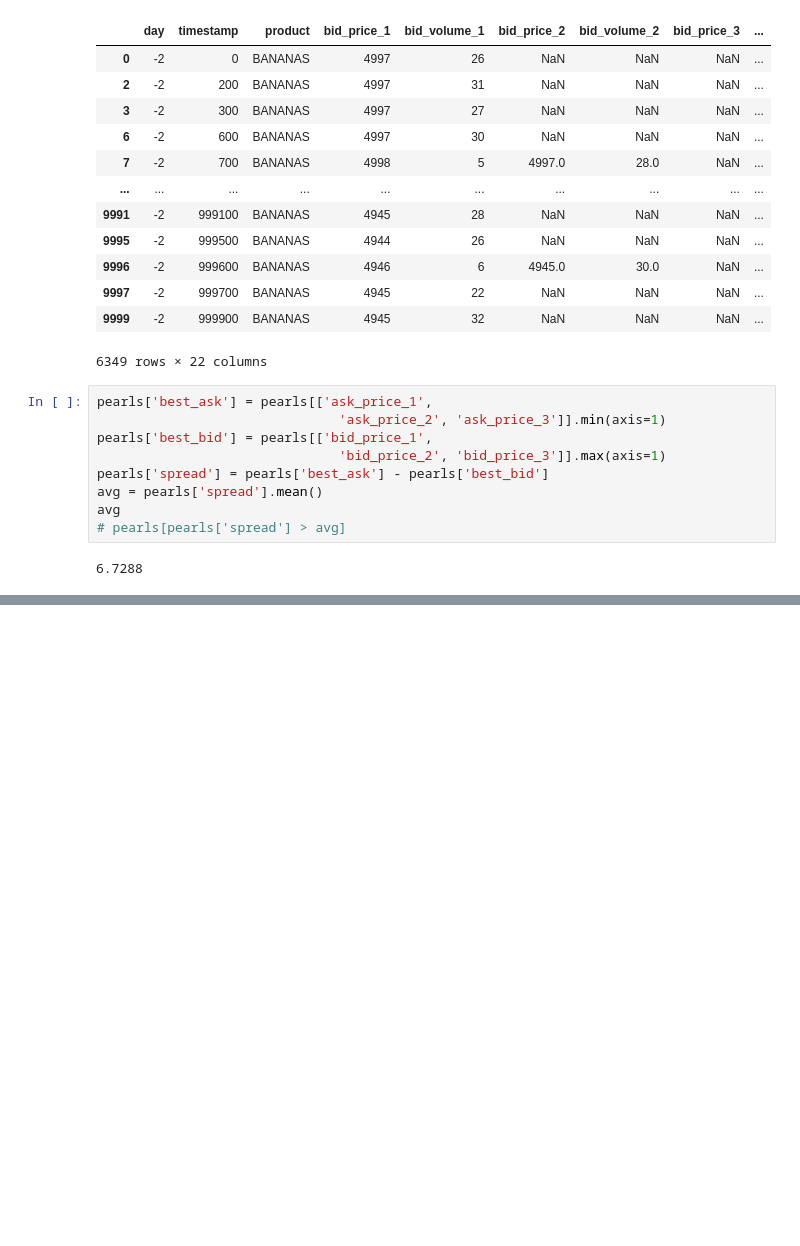
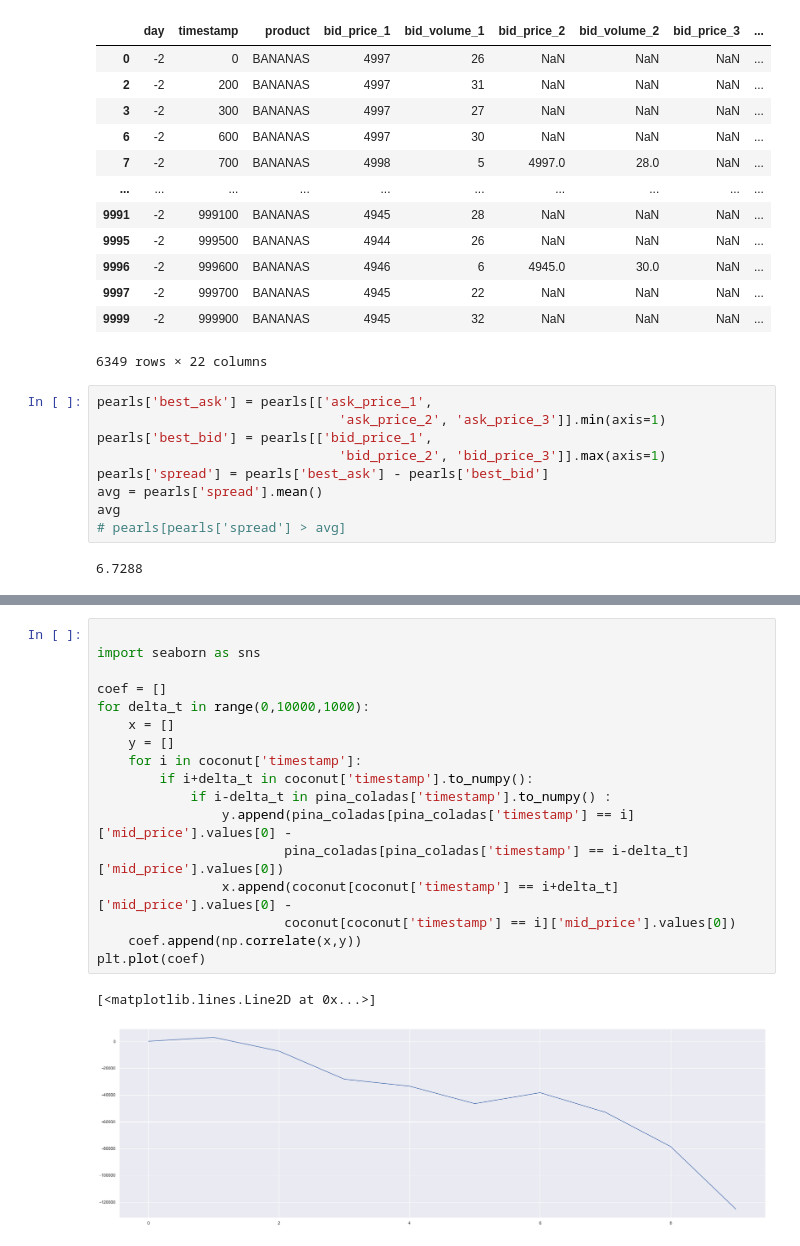
Before and after one commit to jcgs2503/IMC_Prosperity_IDK, a Jupyter notebook: data_analyzer.ipynb, the cells around one changed output, grey strips where cells are left out. Drawn from its saved outputs; the diff is of its cells as text; blank space fills up the shorter version.

```diff
--- a/data_analyzer.ipynb
+++ b/data_analyzer.ipynb
@@ -105,0 +86,20 @@ abs(y-(m*x+b)).mean()
+# %%
+
+import seaborn as sns
+
+coef = []
+for delta_t in range(0,10000,1000):
+    x = []
+    y = []
+    for i in coconut['timestamp']:
+        if i+delta_t in coconut['timestamp'].to_numpy():
+            if i-delta_t in pina_coladas['timestamp'].to_numpy() :
+                y.append(pina_coladas[pina_coladas['timestamp'] == i]['mid_price'].values[0] -
+                        pina_coladas[pina_coladas['timestamp'] == i-delta_t]['mid_price'].values[0])
+                x.append(coconut[coconut['timestamp'] == i+delta_t]['mid_price'].values[0] -
+                        coconut[coconut['timestamp'] == i]['mid_price'].values[0])
+    coef.append(np.correlate(x,y))
+plt.plot(coef)
+# %% [output]
+[<matplotlib.lines.Line2D at 0x...>]
+[figure, added]
```
Also changed, not shown: parts of 13 cells of this notebook, 7 other files.
